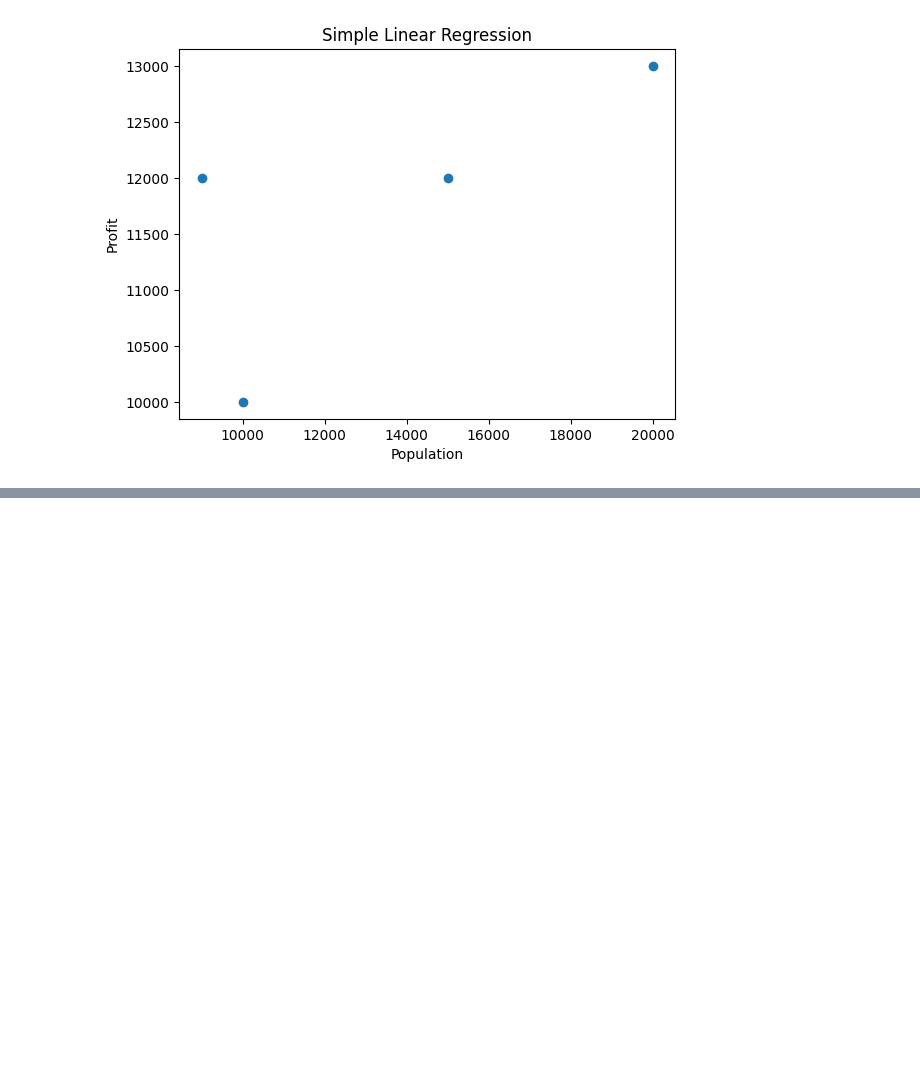
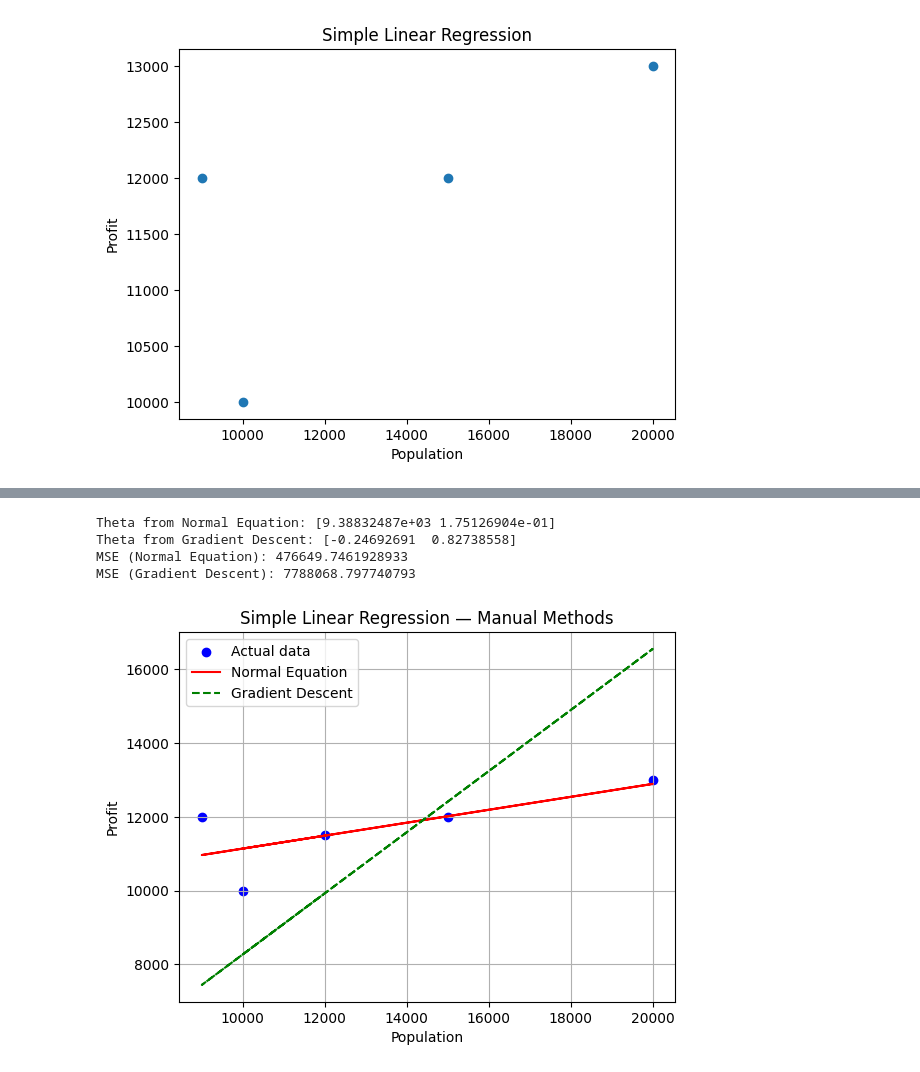
Before and after one commit to KATHAN-VYAS/ML-lab, a Jupyter notebook: assignment3.ipynb, the cells around one changed output, grey strips where cells are left out. Drawn from its saved outputs; the diff is of its cells as text; code cells hidden in the pictures; blank space fills up the shorter version.

```diff
--- a/assignment3.ipynb
+++ b/assignment3.ipynb
@@ -75,0 +123,62 @@ plt.show()
+# %%
+import numpy as np
+import pandas as pd
+
+# Example data
+data = pd.DataFrame({
+    'Population': [10000, 15000, 20000, 9000, 12000],
+    'Profit': [10000, 12000, 13000, 12000, 11500]  # replace None with estimate
+})
+
+X = data[['Population']].values
+y = data['Profit'].values.reshape(-1, 1)
+m = len(y)
+
+# Add bias term (intercept)
+X_b = np.c_[np.ones((m, 1)), X]  # shape: (m, 2)
+
+
+# Normal Equation: θ = (Xᵀ X)⁻¹ Xᵀ y
+theta_normal = np.linalg.inv(X_b.T.dot(X_b)).dot(X_b.T).dot(y)
+
+print("Theta from Normal Equation:", theta_normal.ravel())
+
+def gradient_descent(X, y, alpha=0.00000001, epochs=1000):
+    m = len(y)
+    theta = np.random.randn(2, 1)  # initialize θ0 and θ1
+    for i in range(epochs):
+        gradients = (2/m) * X.T.dot(X.dot(theta) - y)
+        theta = theta - alpha * gradients
+    return theta
+
+theta_gd = gradient_descent(X_b, y, alpha=1e-9, epochs=10000)
+
+print("Theta from Gradient Descent:", theta_gd.ravel())
+
+# Predictions
+y_pred_normal = X_b.dot(theta_normal)
+y_pred_gd = X_b.dot(theta_gd)
+
+from sklearn.metrics import mean_squared_error
+
+print("MSE (Normal Equation):", mean_squared_error(y, y_pred_normal))
+print("MSE (Gradient Descent):", mean_squared_error(y, y_pred_gd))
+
+import matplotlib.pyplot as plt
+
+plt.scatter(X, y, color='blue', label='Actual data')
+plt.plot(X, y_pred_normal, color='red', label='Normal Equation')
+plt.plot(X, y_pred_gd, color='green', linestyle='dashed', label='Gradient Descent')
+
+plt.xlabel('Population')
+plt.ylabel('Profit')
+plt.title('Simple Linear Regression — Manual Methods')
+plt.legend()
+plt.grid(True)
+plt.show()
+# %% [output]
+Theta from Normal Equation: [9.38832487e+03 1.75126904e-01]
+Theta from Gradient Descent: [-0.24692691  0.82738558]
+MSE (Normal Equation): 476649.7461928933
+MSE (Gradient Descent): 7788068.797740793
+[figure, added]
```
Also changed, not shown: parts of 5 cells of this notebook, 1 other file.
